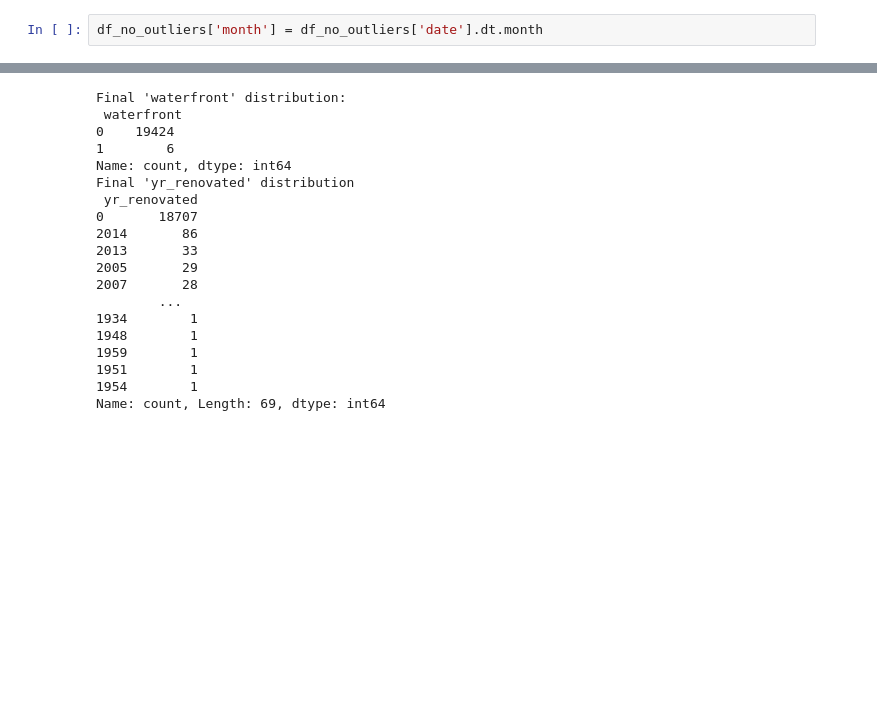
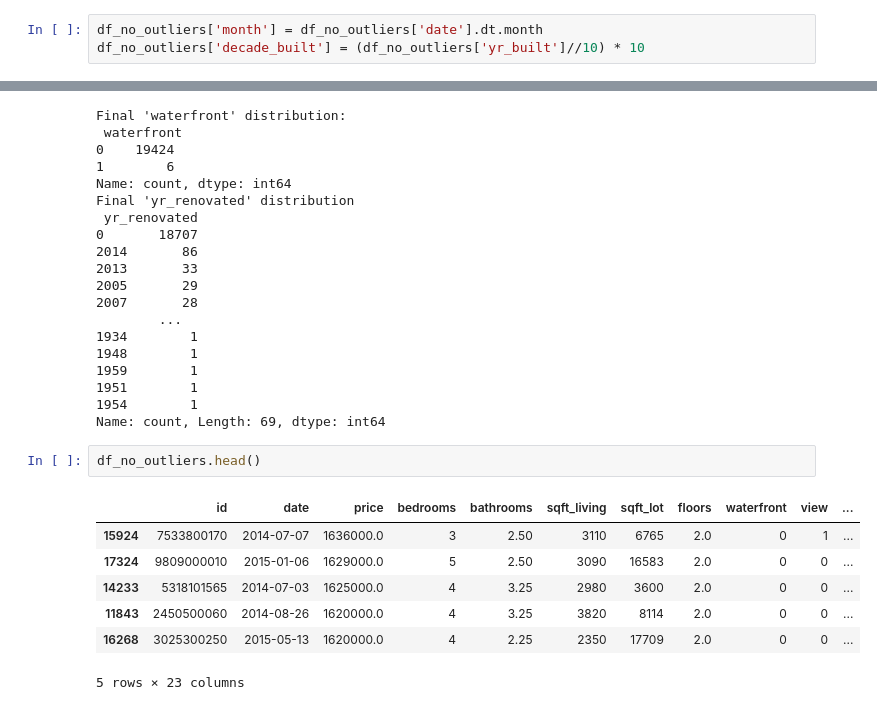
Before and after one commit to NiallGF/First-data-project, a Jupyter notebook: Kaggle Project/Workbooks/Cleaning.ipynb, the cells around one changed output, grey strips where cells are left out. Saved outputs shown, nothing was run; the diff lists cells and outputs as text; blank space fills up the shorter version.

```diff
--- a/Kaggle Project/Workbooks/Cleaning.ipynb
+++ b/Kaggle Project/Workbooks/Cleaning.ipynb
@@ -140,6 +140,7 @@ print(df_no_outliers[numeric_cols].apply(zscore))
 [19430 rows x 16 columns]
 # %%
 df_no_outliers['month'] = df_no_outliers['date'].dt.month
+df_no_outliers['decade_built'] = (df_no_outliers['yr_built']//10) * 10
 # %% [output]
 A value is trying to be set on a copy of a slice from a DataFrame.
 Try using .loc[row_indexer,col_indexer] = value instead
@@ -194,3 +200,13 @@ Final 'yr_renovated' distribution
 1951        1
 1954        1
 Name: count, Length: 69, dtype: int64
+# %%
+df_no_outliers.head()
+# %% [output]
+|  | id | date | price | bedrooms | bathrooms | sqft_living | sqft_lot | floors | waterfront | view | ... |
+| 15924 | 7533800170 | 2014-07-07 | 1636000.0 | 3 | 2.50 | 3110 | 6765 | 2.0 | 0 | 1 | ... |
+| 17324 | 9809000010 | 2015-01-06 | 1629000.0 | 5 | 2.50 | 3090 | 16583 | 2.0 | 0 | 0 | ... |
+| 14233 | 5318101565 | 2014-07-03 | 1625000.0 | 4 | 3.25 | 2980 | 3600 | 2.0 | 0 | 0 | ... |
+| 11843 | 2450500060 | 2014-08-26 | 1620000.0 | 4 | 3.25 | 3820 | 8114 | 2.0 | 0 | 0 | ... |
+| 16268 | 3025300250 | 2015-05-13 | 1620000.0 | 4 | 2.25 | 2350 | 17709 | 2.0 | 0 | 0 | ... |
+5 rows × 23 columns
```
Also changed, not shown: parts of 2 cells of this notebook, 4 other files.
